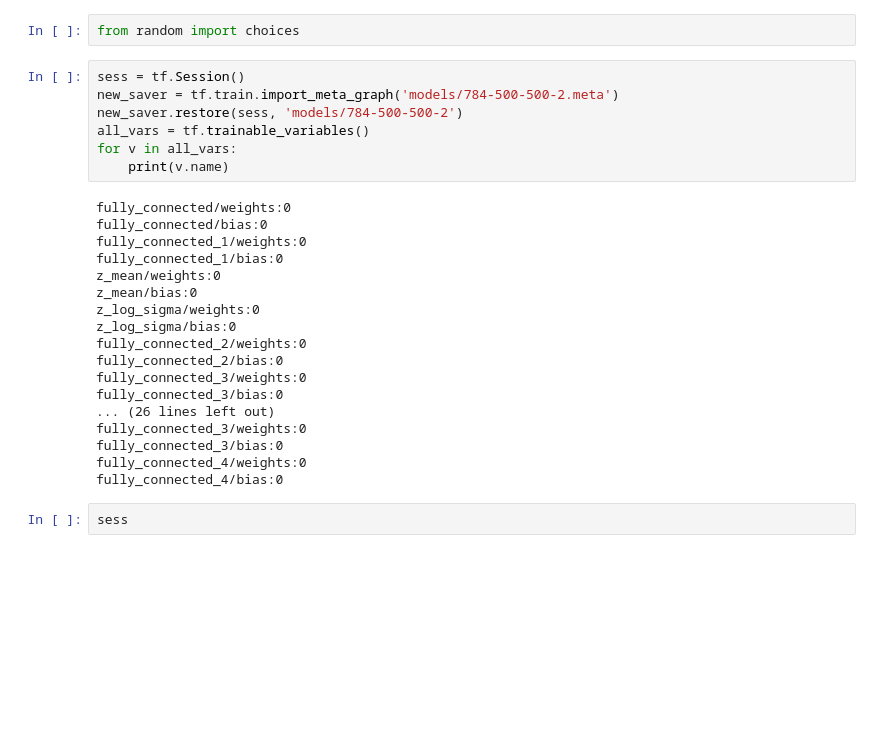
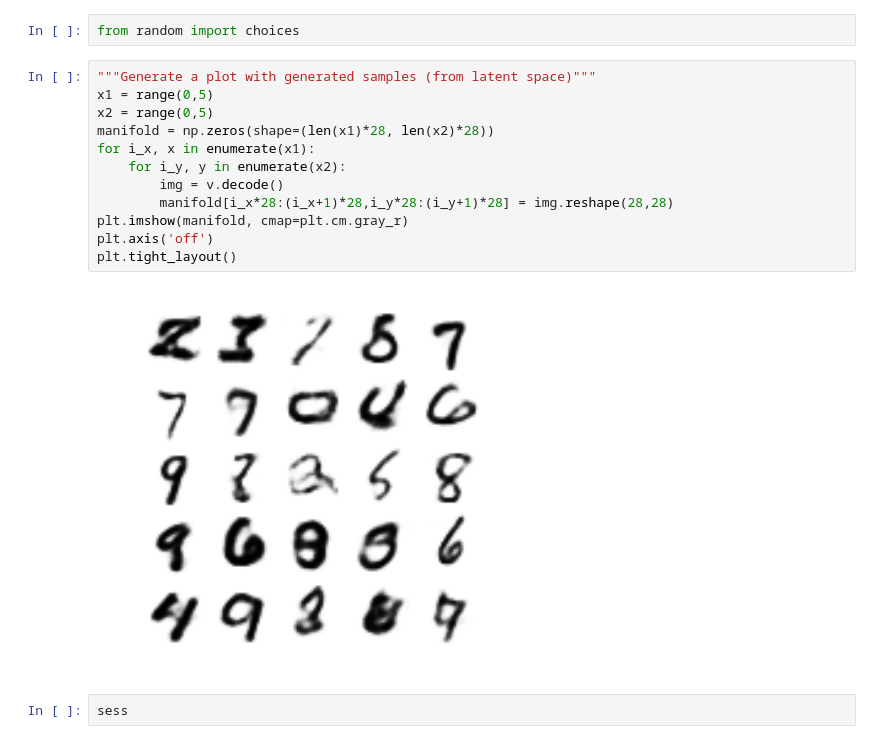
Before and after one commit to Spotlight0xff/deeplearning-seminar, a Jupyter notebook: code/notebooks/test_vae_2dim.ipynb, the cells around one changed output. Cells and saved outputs as stored; diff of their text form; blank space fills up the shorter version.

```diff
--- a/code/notebooks/test_vae_2dim.ipynb
+++ b/code/notebooks/test_vae_2dim.ipynb
@@ -139,30 +158,19 @@ plt.show()
 # %%
 from random import choices
-# %%
-sess = tf.Session()
-new_saver = tf.train.import_meta_graph('models/784-500-500-2.meta')
-new_saver.restore(sess, 'models/784-500-500-2')
-all_vars = tf.trainable_variables()
-for v in all_vars:
-    print(v.name)
-# %% [output]
-fully_connected/weights:0
-fully_connected/bias:0
-fully_connected_1/weights:0
-fully_connected_1/bias:0
-z_mean/weights:0
-z_mean/bias:0
-z_log_sigma/weights:0
-z_log_sigma/bias:0
-fully_connected_2/weights:0
-fully_connected_2/bias:0
-fully_connected_3/weights:0
-fully_connected_3/bias:0
-... (26 lines left out)
-fully_connected_3/weights:0
-fully_connected_3/bias:0
-fully_connected_4/weights:0
-fully_connected_4/bias:0
+# %%
+"""Generate a plot with generated samples (from latent space)"""
+x1 = range(0,5)
+x2 = range(0,5)
+manifold = np.zeros(shape=(len(x1)*28, len(x2)*28))
+for i_x, x in enumerate(x1):
+    for i_y, y in enumerate(x2):
+        img = v.decode()
+        manifold[i_x*28:(i_x+1)*28,i_y*28:(i_y+1)*28] = img.reshape(28,28)
+plt.imshow(manifold, cmap=plt.cm.gray_r)
+plt.axis('off')
+plt.tight_layout()
+# %% [output]
+[figure, added]
 # %%
 sess
 # %% [output]
```
Also changed, not shown: parts of 11 cells of this notebook.
